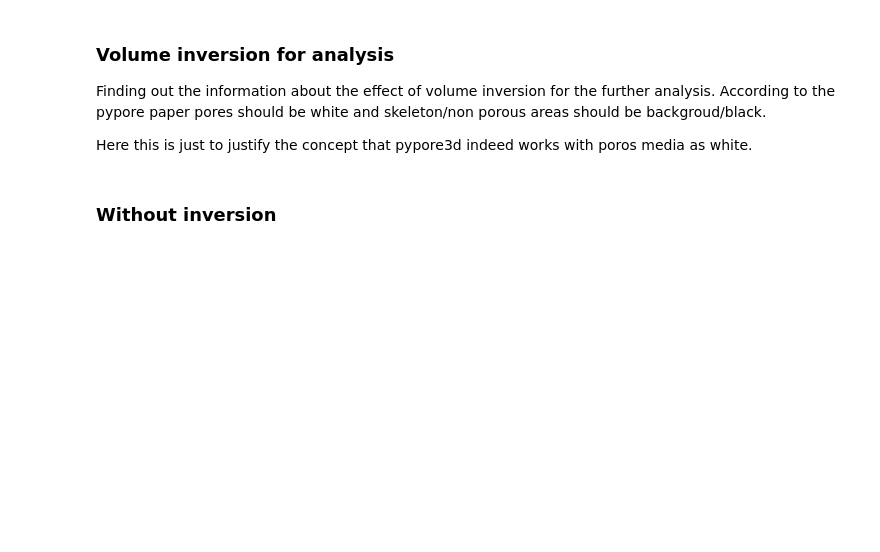
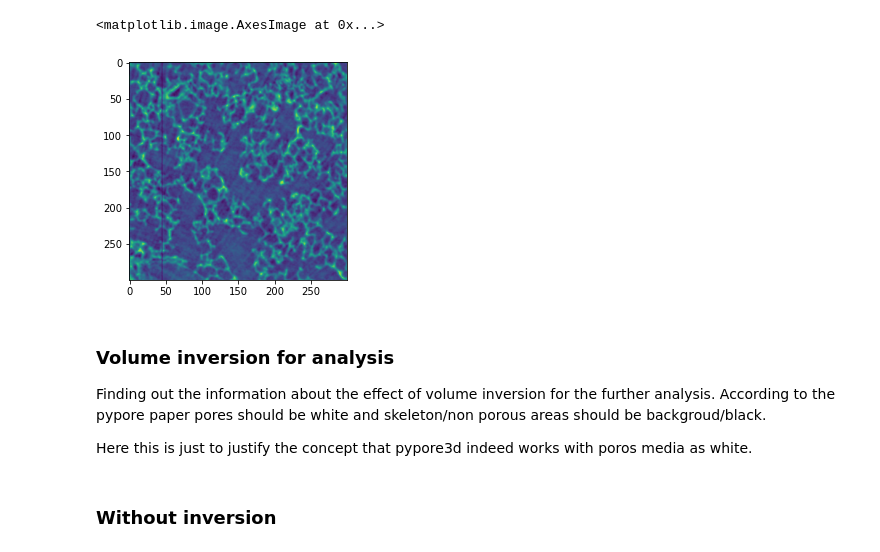
Before and after one commit to mrahmansagar/poreAnalysis, a Jupyter notebook: poreAnalysis_investigations.ipynb, the cells around one changed output. Saved outputs shown, nothing was run; the diff lists cells and outputs as text; code cells hidden in the pictures; blank space fills up the shorter version.

```diff
--- a/poreAnalysis_investigations.ipynb
+++ b/poreAnalysis_investigations.ipynb
@@ -44,3 +58,14 @@ Success.
+# %%
+bSlice = np.zeros((300, 300), dtype='uint8')
+# %%
+bSlice[:, 0:45] = aSlice[:, 255:300]
+# %%
+bSlice[:, 46:300] = aSlice[:, 0:254]
+# %%
+plt.imshow(bSlice)
+# %% [output]
+<matplotlib.image.AxesImage at 0x...>
+[figure, added]
 # %% [markdown]
 ### Volume inversion for analysis
 Finding out the information about the effect of volume inversion for the further analysis. According to the pypore paper pores should be white and skeleton/non porous areas should be backgroud/black.
```
Also changed, not shown: parts of 5 cells of this notebook.
